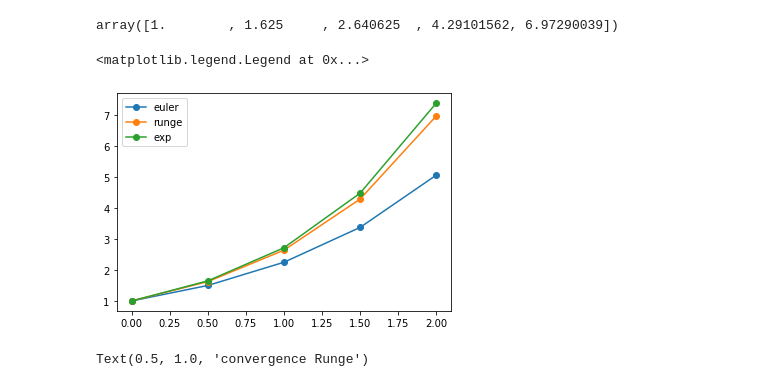
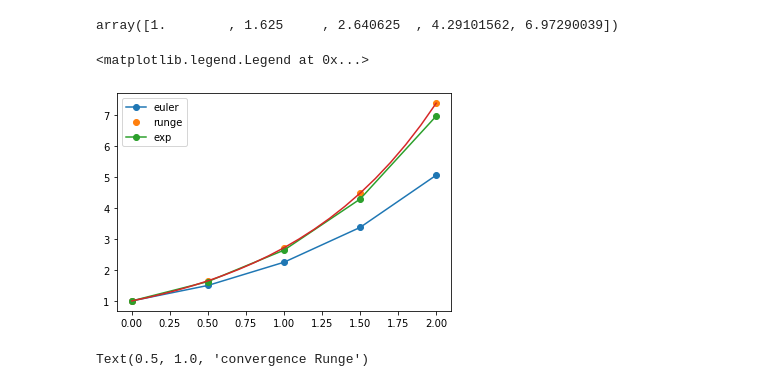
Before and after one commit to azerad/labomathedo, a Jupyter notebook: labomathedo.ipynb, the cells around one changed output. Drawn from its saved outputs; the diff is of its cells as text; code cells hidden in the pictures.

```diff
--- a/labomathedo.ipynb
+++ b/labomathedo.ipynb
@@ -291,14 +307,17 @@ yr
 array([1.        , 1.625     , 2.640625  , 4.29101562, 6.97290039])
 # %%
 t=np.arange(t0,tfin+h,h)
+tt=np.arange(t0,tfin+0.1,0.1)
 plt.plot(t,ye,'-o')
-z=np.exp(t)
+z=y0*np.exp(t)
+plt.plot(t,z,'o')
+zz=np.exp(tt)
 plt.plot(t,yr,'-o')
-plt.plot(t,z,'-o')
+plt.plot(tt,zz,'-')
 plt.legend(['euler','runge','exp'])
 # %% [output]
 <matplotlib.legend.Legend at 0x...>
-[figure, old version]
+[figure, new version]
 # %%
 pas = [1, 1/2, 1/4,  1/8, 1/16]
 err=np.zeros(len(pas))
```
Also changed, not shown: parts of 23 cells of this notebook.
